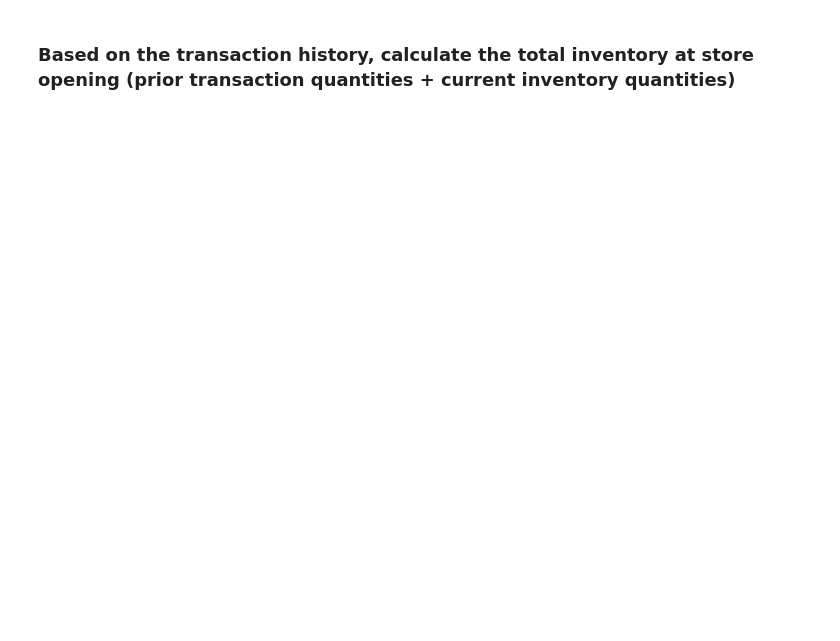
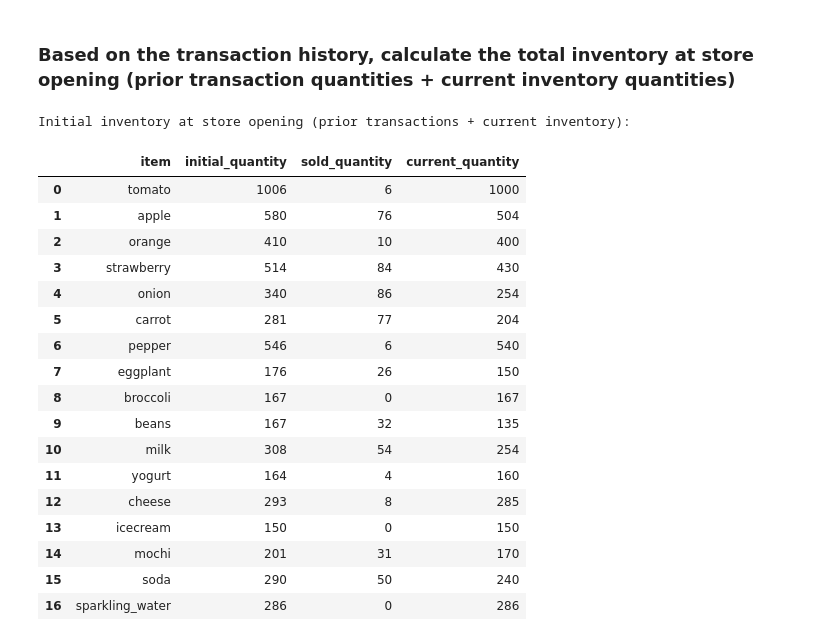
Before and after one commit to Ahiyawesome/FLCBootcampTahmid2025, a Jupyter notebook: 4_DataScience_TakeHome.ipynb, the cells around one changed output. Saved outputs shown, nothing was run; the diff lists cells and outputs as text; code cells hidden in the pictures; blank space fills up the shorter version.

```diff
--- a/4_DataScience_TakeHome.ipynb
+++ b/4_DataScience_TakeHome.ipynb
@@ -241,0 +236,45 @@ TypeError: no numeric data to plot
+# %%
+total_sold = {}
+for quantities in transaction_df['quantities']:
+    for item, quantity in quantities.items():
+        if item in total_sold:
+            total_sold[item] += quantity
+        else:
+            total_sold[item] = quantity
+
+initial_inventory = []
+for _, row in inventory_df.iterrows():
+    item = row['item']
+    current_quantity = row['quantity']
+    sold_quantity = total_sold.get(item, 0)
+    initial_quantity = current_quantity + sold_quantity
+    initial_inventory.append({
+        'item': item,
+        'initial_quantity': initial_quantity,
+        'current_quantity': current_quantity,
+        'sold_quantity': sold_quantity
+    })
+
+initial_inventory_df = pd.DataFrame(initial_inventory)
+print("Initial inventory at store opening (prior transactions + current inventory):")
+display(initial_inventory_df[['item', 'initial_quantity', 'sold_quantity', 'current_quantity']])
+# %% [output]
+Initial inventory at store opening (prior transactions + current inventory):
+|  | item | initial_quantity | sold_quantity | current_quantity |
+| 0 | tomato | 1006 | 6 | 1000 |
+| 1 | apple | 580 | 76 | 504 |
+| 2 | orange | 410 | 10 | 400 |
+| 3 | strawberry | 514 | 84 | 430 |
+| 4 | onion | 340 | 86 | 254 |
+| 5 | carrot | 281 | 77 | 204 |
+| 6 | pepper | 546 | 6 | 540 |
+| 7 | eggplant | 176 | 26 | 150 |
+| 8 | broccoli | 167 | 0 | 167 |
+| 9 | beans | 167 | 32 | 135 |
+| 10 | milk | 308 | 54 | 254 |
+| 11 | yogurt | 164 | 4 | 160 |
+| 12 | cheese | 293 | 8 | 285 |
+| 13 | icecream | 150 | 0 | 150 |
+| 14 | mochi | 201 | 31 | 170 |
+| 15 | soda | 290 | 50 | 240 |
+| 16 | sparkling_water | 286 | 0 | 286 |
```
Also changed, not shown: parts of 4 cells of this notebook.
